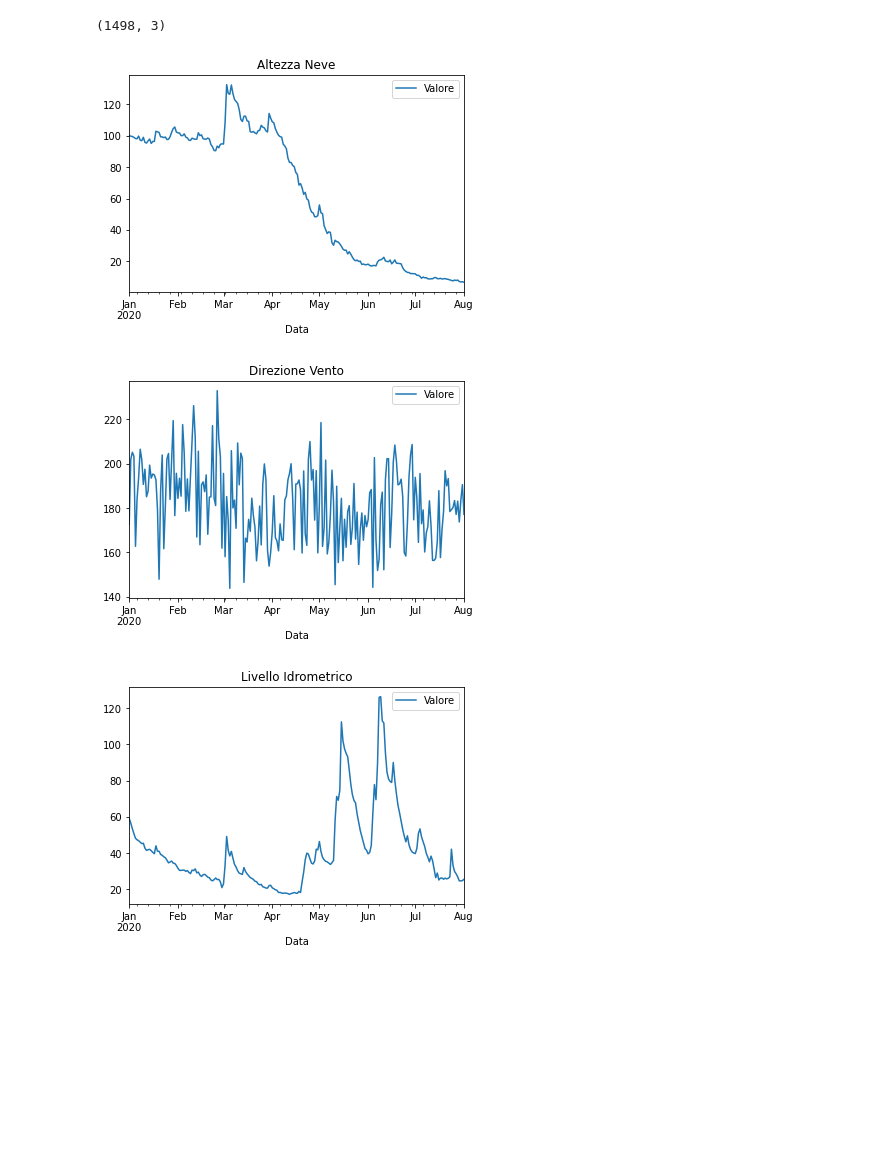
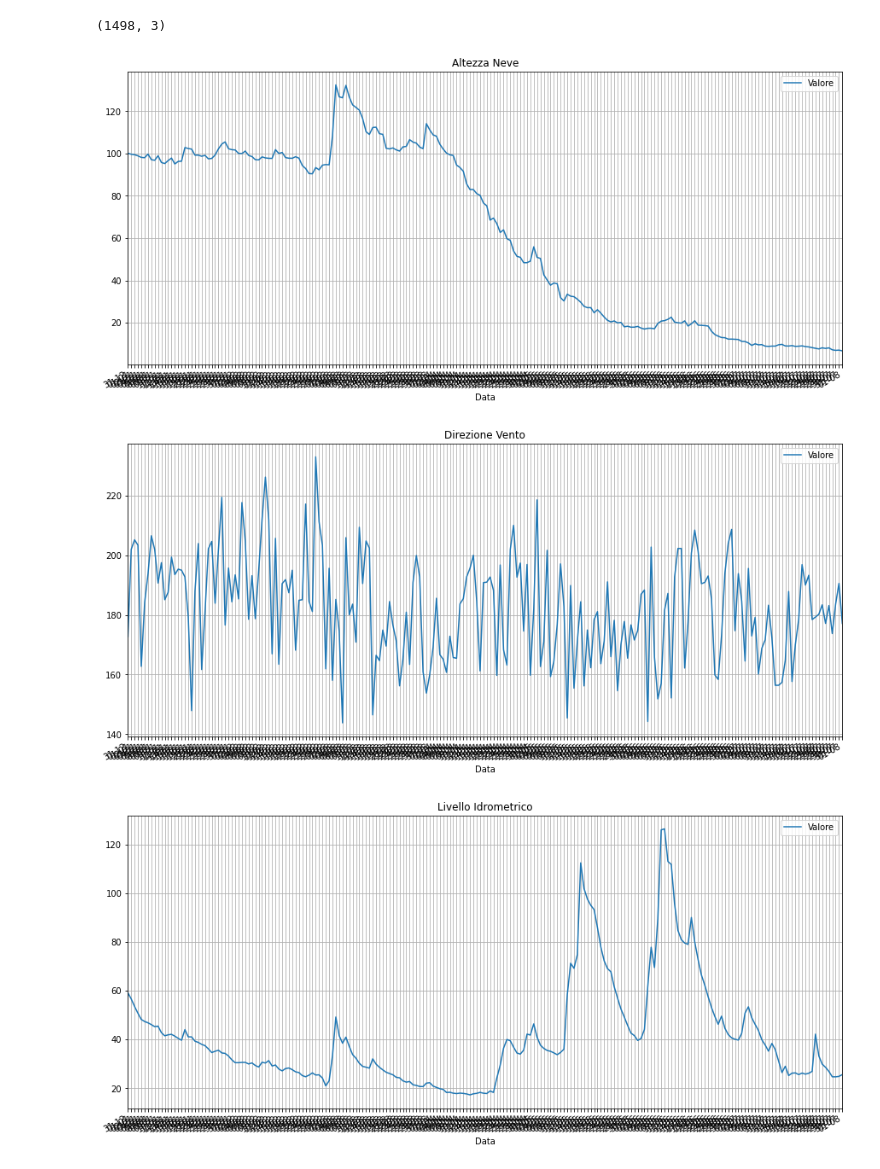
Before and after one commit to Tambup/MLDM_COVID-19, a Jupyter notebook: Meto_DataSet.ipynb, the cells around one changed output. Cells and saved outputs as stored; diff of their text form; code cells hidden in the pictures; blank space fills up the shorter version.

```diff
--- a/Meto_DataSet.ipynb
+++ b/Meto_DataSet.ipynb
@@ -116,16 +117,24 @@ stazioni_con_dati_media_giornaliera.shape
 # %%
 dati=[]
 dati.append(stazioni_con_dati_media_giornaliera.loc[stazioni_con_dati_media_giornaliera['Tipologia']== 'Altezza Neve'])
 dati.append(stazioni_con_dati_media_giornaliera.loc[stazioni_con_dati_media_giornaliera['Tipologia']== 'Direzione Vento'])
 dati.append(stazioni_con_dati_media_giornaliera.loc[stazioni_con_dati_media_giornaliera['Tipologia']== 'Livello Idrometrico'])
 dati.append(stazioni_con_dati_media_giornaliera.loc[stazioni_con_dati_media_giornaliera['Tipologia']== 'Radiazione Globale'])
 dati.append(stazioni_con_dati_media_giornaliera.loc[stazioni_con_dati_media_giornaliera['Tipologia']== 'Umidità Relativa'])
 dati.append(stazioni_con_dati_media_giornaliera.loc[stazioni_con_dati_media_giornaliera['Tipologia']== 'Velocità Vento'])
 
 for dato in dati:
   dato.set_index('Data', inplace=True)
-  dato.plot(title=dato['Tipologia'].values[0])
+  fig, ax = plt.subplots(figsize=(15,7))
+  dato.plot(ax=ax,title=dato['Tipologia'].values[0])
+
+  #set ticks every week
+  ax.xaxis.set_major_locator(mdates.DayLocator(interval=1))
+  #set major ticks format
+  ax.xaxis.set_major_formatter(mdates.DateFormatter('%d-%m'))
+  fig.autofmt_xdate()
+  ax.grid(True)
 # %% [output]
-[figure, old version]
+[figure, new version]
-[figure, old version]
+[figure, new version]
-[figure, old version]
+[figure, new version]
```
Also changed, not shown: parts of 2 cells of this notebook.
